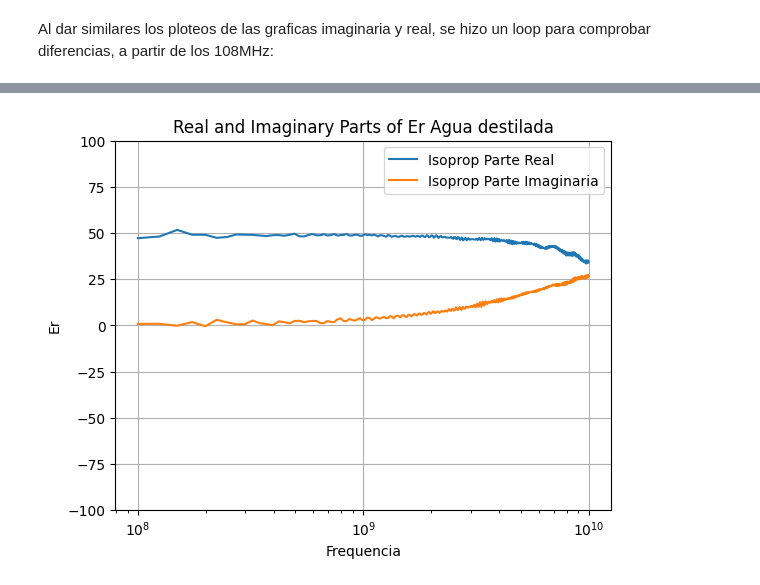
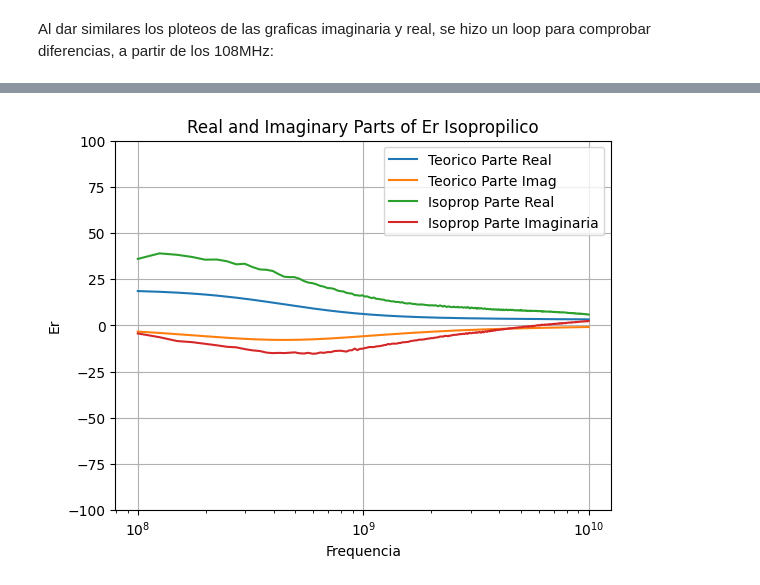
Before and after one commit to tinchodeluca/ME2-PROY-SONDA, a Jupyter notebook: 05-Software/ME2_PROYECTO_2023.ipynb, the cells around one changed output, grey strips where cells are left out. Drawn from its saved outputs; the diff is of its cells as text; code cells hidden in the pictures.

```diff
--- a/05-Software/ME2_PROYECTO_2023.ipynb
+++ b/05-Software/ME2_PROYECTO_2023.ipynb
@@ -198,30 +227,26 @@ def get_er_setup(frecs, S11_medido, s11_agua, s11_abierto, s11_isopropilico, s11
 # %% [markdown]
 Relevamos los archivos y obtenemos los parametros S11 de cada material
 # %%
-file_path = '/content/rsc/22-02-24/'
+file_path = './ME2-PROY-SONDA/rsc/22-02-24/'
 
-file_name = 'AGUA DEST.s1p'
-s11_agua_dest   = vna_proc_file(file_path, file_name)
+file_name     = 'AGUA DEST.s1p'
+s11_agua_dest = vna_proc_file(file_path, file_name)
 
 file_name = 'SHORT.s1p'
-s11_short   = vna_proc_file(file_path, file_name)
+s11_short = vna_proc_file(file_path, file_name)
 
 file_name = 'AIRE.s1p'
 s11_aire  = vna_proc_file(file_path, file_name)
 
 file_name = 'ISOPR.s1p'
-s11_isop   = vna_proc_file(file_path, file_name)
+s11_isop  = vna_proc_file(file_path, file_name)
 
-file_name = 'ACETONA.s1p'
-s11_acetona   = vna_proc_file(file_path, file_name)
+file_name   = 'ACETONA.s1p'
+s11_acetona = vna_proc_file(file_path, file_name)
 # %% [markdown]
 Obtenemos el Er para cada material
 # %%
 frecs      = s11_agua_dest['Frec']
-er = get_er_DUTm (frecs, s11_isop['Complex'], s11_agua_dest['Complex'], s11_aire['Complex'], s11_short['Complex'])
+er_iso     = get_er_DUTm (frecs, s11_isop['Complex'], s11_agua_dest['Complex'], s11_aire['Complex'], s11_short['Complex'])
+er_agua    = get_er_DUTm (frecs, s11_agua_dest['Complex'], s11_agua_dest['Complex'], s11_aire['Complex'], s11_short['Complex'])
+er_acetona = get_er_DUTm (frecs, s11_acetona['Complex'], s11_agua_dest['Complex'], s11_aire['Complex'], s11_short['Complex'])
-# %%
-frecs      = s11_agua_dest['Frec']
-er_agua = get_er_DUTm (frecs, s11_agua_dest['Complex'], s11_agua_dest['Complex'], s11_aire['Complex'], s11_short['Complex'])
-# %%
-frecs      = s11_agua_dest['Frec']
-er_acetona = get_er_DUTm (frecs, s11_acetona['Complex'], s11_agua_dest['Complex'], s11_aire['Complex'], s11_short['Complex'])
@@ -259,22 +414,22 @@ for cuenta, value in enumerate(frecs):
 # %%
 # Plot real part
 # Teorico
-# plt.plot(frecs, np.real(get_er_pat_alc_isopropilico(frecs)), label= "Teorico Parte Real")
-# plt.plot(frecs, np.imag(get_er_pat_alc_isopropilico(frecs)), label= "Teorico Parte Imag")
+plt.plot(frecs, np.real(get_er_pat_alc_isopropilico(frecs)), label= "Teorico Parte Real")
+plt.plot(frecs, np.imag(get_er_pat_alc_isopropilico(frecs)), label= "Teorico Parte Imag")
 # Medido
-plt.plot(frecs , np.real(er_acetona), label='Isoprop Parte Real')
+plt.plot(frecs , np.real(er_iso), label='Isoprop Parte Real')
 # Plot imaginary part
-plt.plot(frecs ,np.imag(er_acetona), label='Isoprop Parte Imaginaria')
+plt.plot(frecs ,np.imag(er_iso), label='Isoprop Parte Imaginaria')
 # Set labels and title
-plt.title('Real and Imaginary Parts of Er Agua destilada')
+plt.title('Real and Imaginary Parts of Er Isopropilico')
 plt.xlabel('Frequencia')
 plt.ylabel('Er')
 plt.xscale('log')
 # plt.xlim([108000000, 20000000000])
-# plt.ylim([-100,100])
+plt.ylim([-100,100])
 plt.legend()
 # Display the plot
 plt.grid(True)
 plt.show()
 # %% [output]
-[figure, old version]
+[figure, new version]
```
Also changed, not shown: parts of 17 cells of this notebook, 15 other files.
